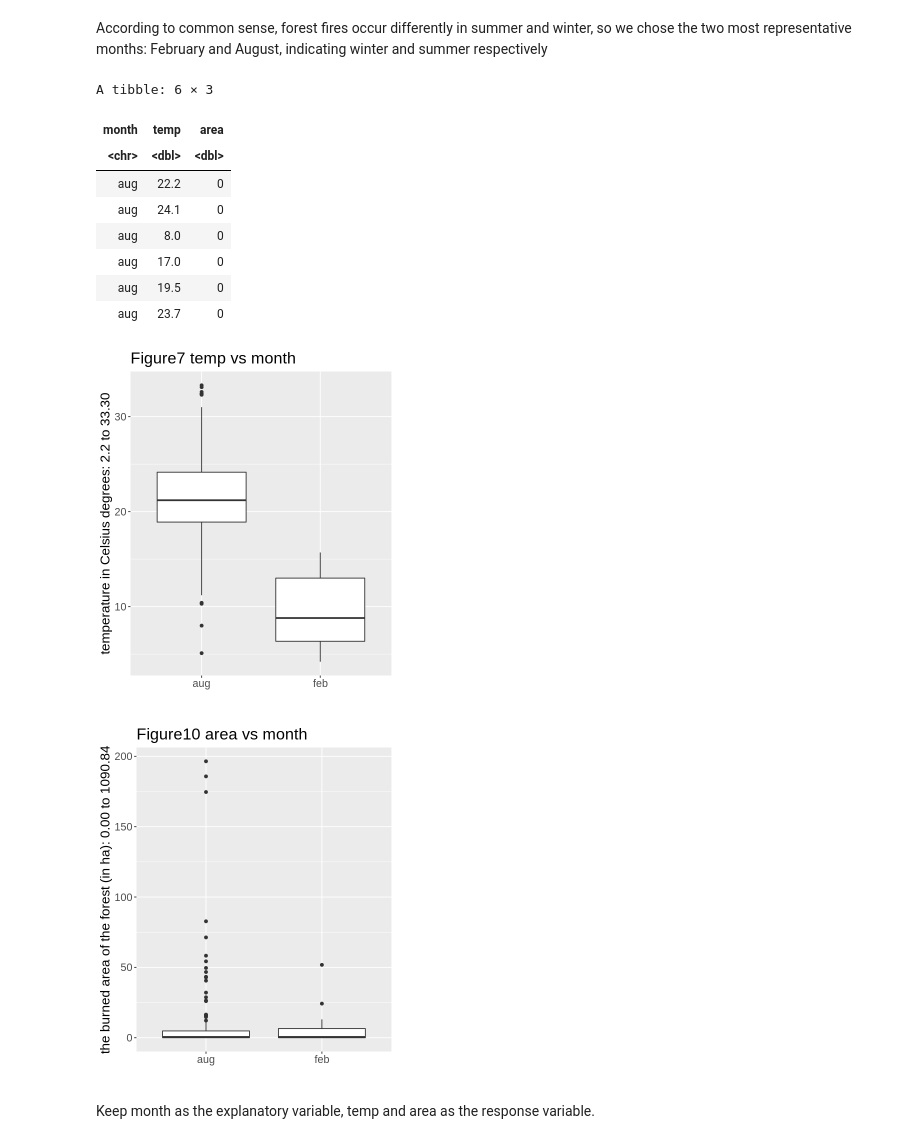
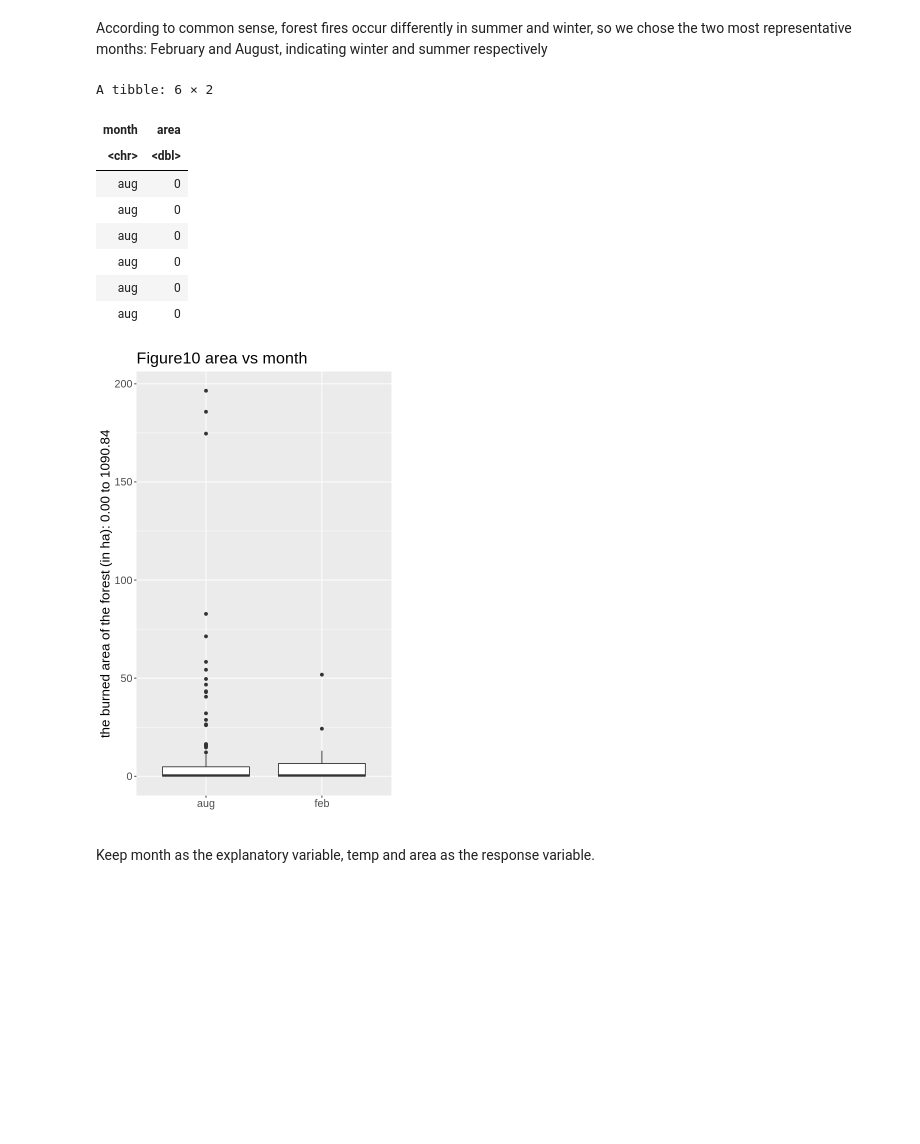
Before and after one commit to Zeeho-Lee/dsci-100-2022w2-group-36, a Jupyter notebook: Proposal.ipynb, the cells around one changed output. Saved outputs shown, nothing was run; the diff lists cells and outputs as text; code cells hidden in the pictures; blank space fills up the shorter version.

Commit message:
Delete temp

```diff
--- a/Proposal.ipynb
+++ b/Proposal.ipynb
@@ -38,41 +38,32 @@ According to common sense, forest fires occur differently in summer and winter,
 # Since there is an outlier there, which rather affects our analysis, and then filter it out
 forestfires <-forestfires_data |>
               filter(month %in% c("feb", "aug"), area < 400) |>
-              select(month, temp, area)
+              select(month, area)
 head(forestfires)
 # %% [output]
-A tibble: 6 × 3
+A tibble: 6 × 2
-| month | temp | area |
-| <chr> | <dbl> | <dbl> |
-| aug | 22.2 | 0 |
-| aug | 24.1 | 0 |
-| aug | 8.0 | 0 |
-| aug | 17.0 | 0 |
-| aug | 19.5 | 0 |
-| aug | 23.7 | 0 |
+| month | area |
+| <chr> | <dbl> |
+| aug | 0 |
+| aug | 0 |
+| aug | 0 |
+| aug | 0 |
+| aug | 0 |
+| aug | 0 |
 # %%
 # Creat boxplot of all numeric variables
-options(repr.plot.width = 5, repr.plot.height = 6)
-
-temp_month_plot <- forestfires|>
-    ggplot(aes(y = temp, x = month)) +
-    geom_boxplot()+
-    labs(x = "", y = "temperature in Celsius degrees: 2.2 to 33.30") +
-    theme(text=element_text(size=16)) +
-    labs(title = "Figure7 temp vs month")
+options(repr.plot.width = 5, repr.plot.height = 8)
 
 area_month_plot <- forestfires|>
     ggplot(aes(y = area, x = month)) +
     geom_boxplot()+
     labs(x = "", y = "the burned area of the forest (in ha): 0.00 to 1090.84") +
     theme(text=element_text(size=16)) +
     labs(title = "Figure10 area vs month")
 
-temp_month_plot
 area_month_plot
 # %% [output]
-[figure, old version]
+[figure, new version]
-[figure, removed]
 # %% [markdown]
 Keep month as the explanatory variable, temp and area as the response variable.
 # %%
```
Also changed, not shown: parts of 5 cells of this notebook.
